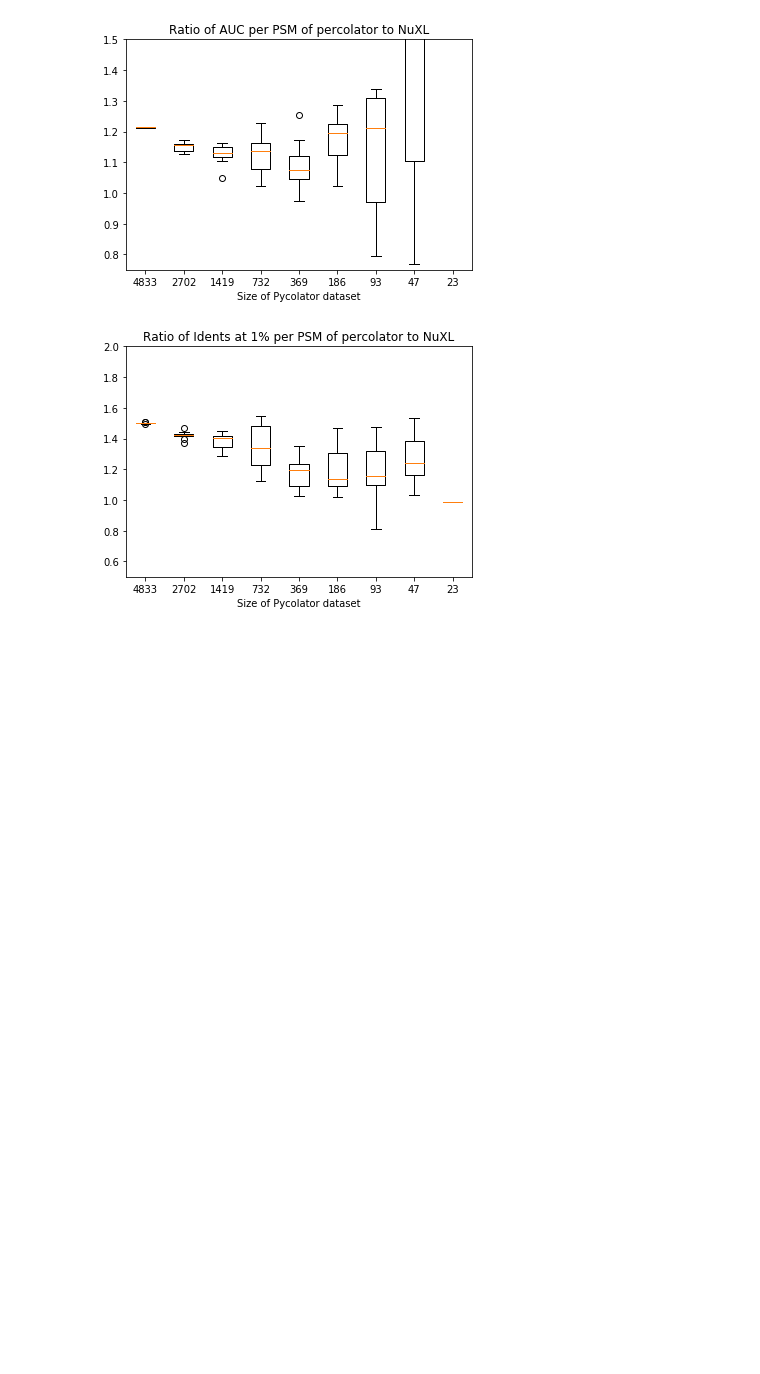
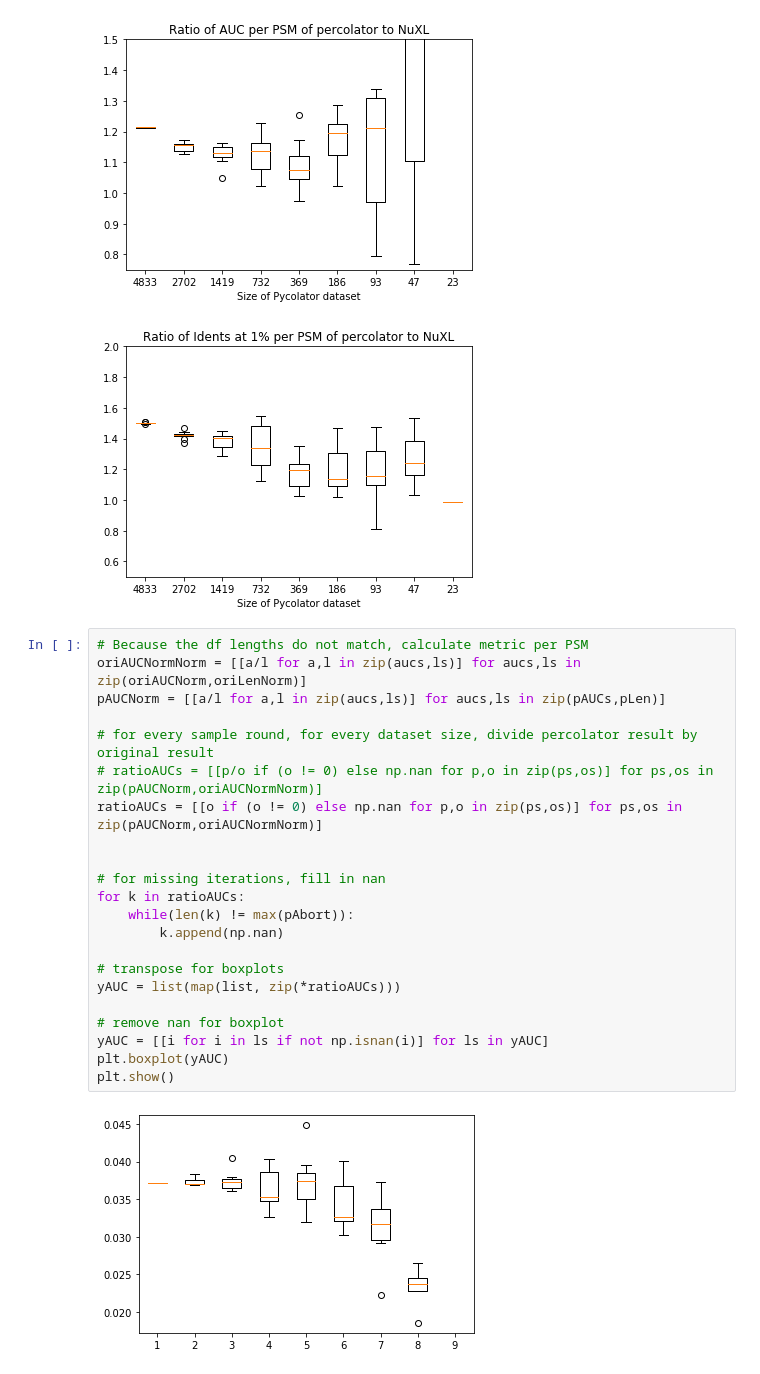
Before and after one commit to emilpaulitz/Bachelor-Thesis, a Jupyter notebook: src/Ratio-Testing_sample10%.ipynb, the cells around one changed output. Drawn from its saved outputs; the diff is of its cells as text; blank space fills up the shorter version.

```diff
--- a/src/Ratio-Testing_sample10%.ipynb
+++ b/src/Ratio-Testing_sample10%.ipynb
@@ -408,3 +408,27 @@ plt.show()
 # %% [output]
 [figure]
 [figure]
+# %%
+# Because the df lengths do not match, calculate metric per PSM
+oriAUCNormNorm = [[a/l for a,l in zip(aucs,ls)] for aucs,ls in zip(oriAUCNorm,oriLenNorm)]
+pAUCNorm = [[a/l for a,l in zip(aucs,ls)] for aucs,ls in zip(pAUCs,pLen)]
+
+# for every sample round, for every dataset size, divide percolator result by original result
+# ratioAUCs = [[p/o if (o != 0) else np.nan for p,o in zip(ps,os)] for ps,os in zip(pAUCNorm,oriAUCNormNorm)]
+ratioAUCs = [[o if (o != 0) else np.nan for p,o in zip(ps,os)] for ps,os in zip(pAUCNorm,oriAUCNormNorm)]
+
+
+# for missing iterations, fill in nan
+for k in ratioAUCs:
+    while(len(k) != max(pAbort)):
+        k.append(np.nan)
+
+# transpose for boxplots
+yAUC = list(map(list, zip(*ratioAUCs)))
+
+# remove nan for boxplot
+yAUC = [[i for i in ls if not np.isnan(i)] for ls in yAUC]
+plt.boxplot(yAUC)
+plt.show()
+# %% [output]
+[figure, added]
```
Also changed, not shown: parts of 3 cells of this notebook, 17 other files.
